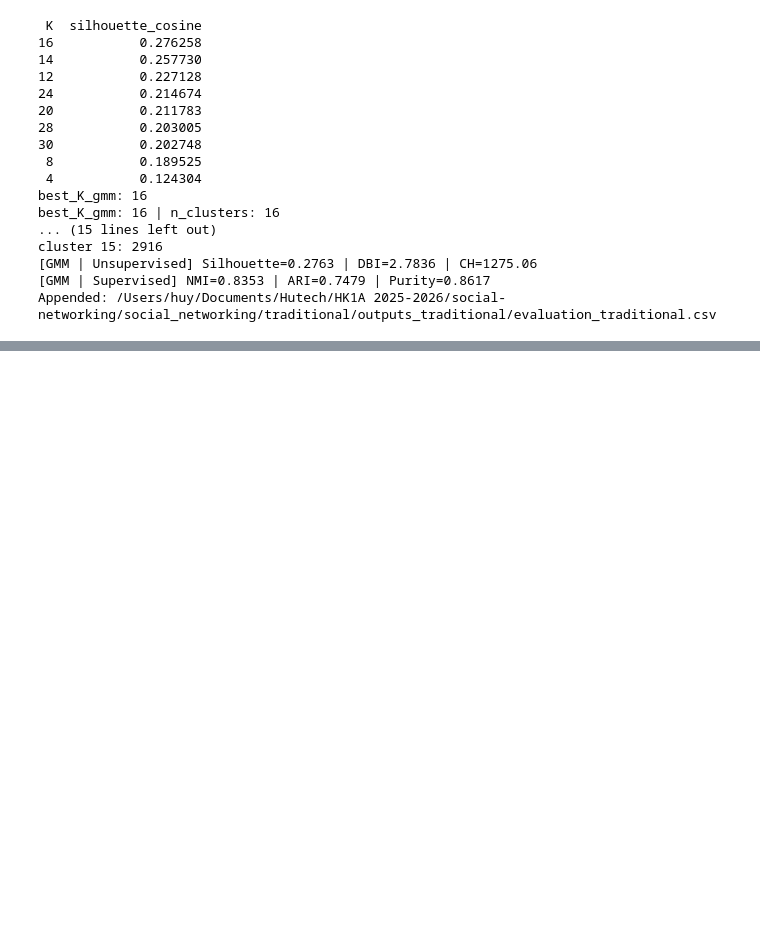
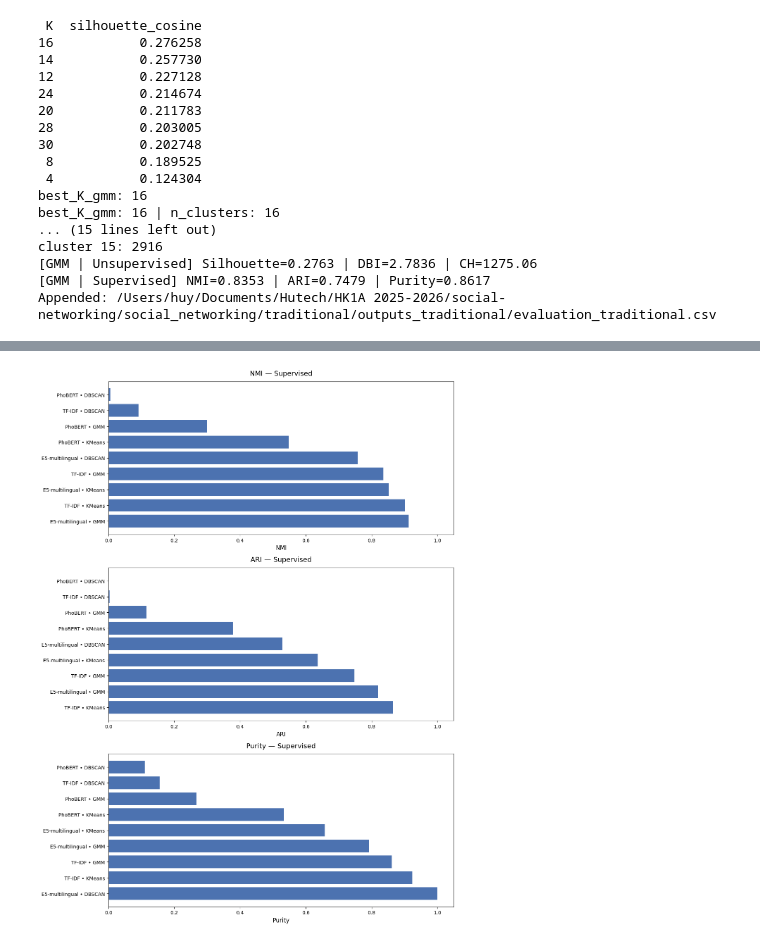
Before and after one commit to Thanh-Tamne/social-networking, a Jupyter notebook: project_2A/social_networking/main.ipynb, the cells around one changed output, grey strips where cells are left out. Cells and saved outputs as stored; diff of their text form; code cells hidden in the pictures; blank space fills up the shorter version.

```diff
--- a/project_2A/social_networking/main.ipynb
+++ b/project_2A/social_networking/main.ipynb
@@ -1749,0 +1929,50 @@ Appended: /Users/huy/Documents/Hutech/HK1A 2025-2026/social-networking/social_ne
+# %%
+import matplotlib.pyplot as plt
+import pandas as pd
+
+# ====== DỮ LIỆU CÓ GIÁM SÁT ======
+sup_rows = [
+    ("TF-IDF",         "KMeans",   0.9016, 0.8642, 0.9238),
+    ("TF-IDF",         "DBSCAN",   0.0917, 0.0031, 0.1561),
+    ("TF-IDF",         "GMM",      0.8353, 0.7479, 0.8617),
+    ("PhoBERT",        "KMeans",   0.5477, 0.3781, 0.5329),
+    ("PhoBERT",        "DBSCAN",   0.0058, 0.0006, 0.1107),
+    ("PhoBERT",        "GMM",      0.2999, 0.1164, 0.2683),
+    ("E5-multilingual","KMeans",   0.8515, 0.6364, 0.6579),
+    ("E5-multilingual","DBSCAN",   0.7577, 0.5280, 1.0000),
+    ("E5-multilingual","GMM",      0.9128, 0.8199, 0.7922),
+]
+
+df_sup = pd.DataFrame(sup_rows, columns=["Embedding","Algorithm","NMI","ARI","Purity"])
+df_sup["Label"] = df_sup["Embedding"] + " • " + df_sup["Algorithm"]
+
+def plot_barh_sorted(ax, df, value_col, title, xlabel=None):
+    d = df.sort_values(value_col, ascending=False)
+    ax.barh(d["Label"], d[value_col], color="#4C72B0")
+    ax.set_title(title, fontsize=14, pad=12)
+    if xlabel:
+        ax.set_xlabel(xlabel, fontsize=12)
+    ax.tick_params(axis='y', labelsize=10)
+    ax.set_xlim(0, 1.05)  # các metric ∈ [0,1]
+
+# ====== 1 FIGURE, 3 SUBPLOTS ======
+fig, axes = plt.subplots(nrows=3, ncols=1, figsize=(12, 16))
+plt.subplots_adjust(hspace=0.5)
+
+plot_barh_sorted(
+    axes[0], df_sup, "NMI",
+    "NMI — Supervised", xlabel="NMI"
+)
+plot_barh_sorted(
+    axes[1], df_sup, "ARI",
+    "ARI — Supervised", xlabel="ARI"
+)
+plot_barh_sorted(
+    axes[2], df_sup, "Purity",
+    "Purity — Supervised", xlabel="Purity"
+)
+
+plt.tight_layout()
+plt.show()
+# %% [output]
+[figure, added]
```
Also changed, not shown: parts of 10 cells of this notebook, 18 other files.
